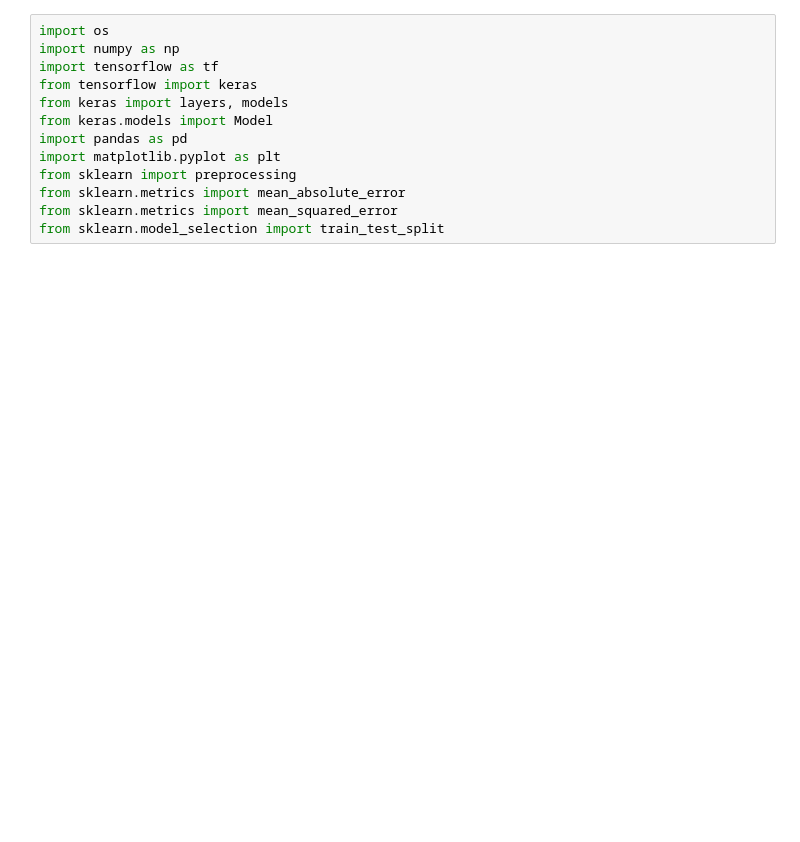
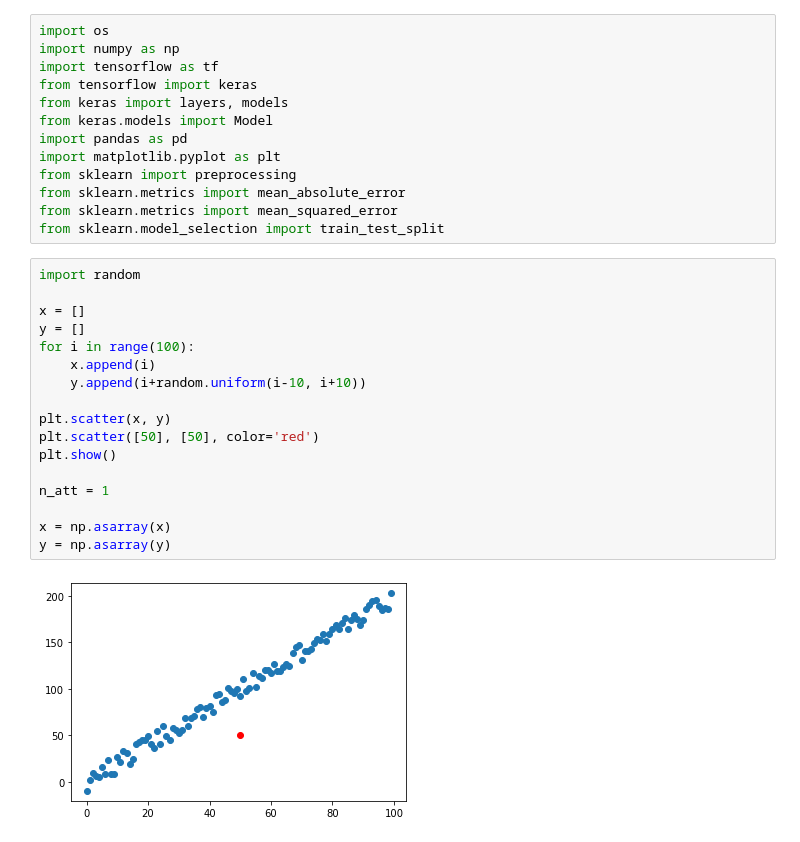
Before and after one commit to jmalubay1/MLBias, a Jupyter notebook: model.ipynb, the cells around one changed output. Cells and saved outputs as stored; diff of their text form; blank space fills up the shorter version.

```diff
--- a/model.ipynb
+++ b/model.ipynb
@@ -11,4 +11,23 @@ from sklearn import preprocessing
 from sklearn.metrics import mean_absolute_error
 from sklearn.metrics import mean_squared_error
 from sklearn.model_selection import train_test_split
+# %%
+import random
+
+x = []
+y = []
+for i in range(100):
+    x.append(i)
+    y.append(i+random.uniform(i-10, i+10))
+
+plt.scatter(x, y)
+plt.scatter([50], [50], color='red')
+plt.show()
+
+n_att = 1
+
+x = np.asarray(x)
+y = np.asarray(y)
+# %% [output]
+[figure, added]
 # %%
```
Also changed, not shown: parts of 5 cells of this notebook.
